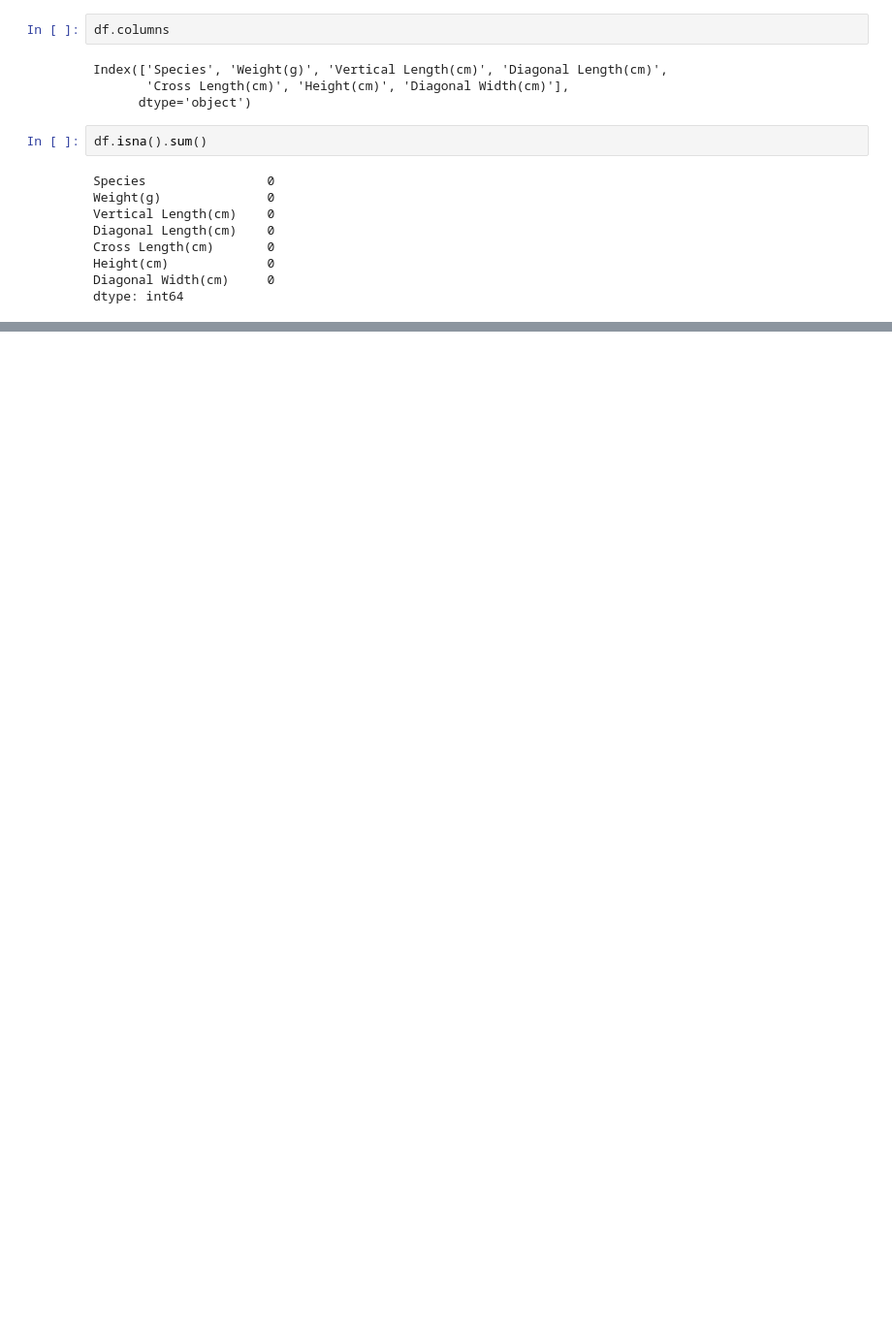
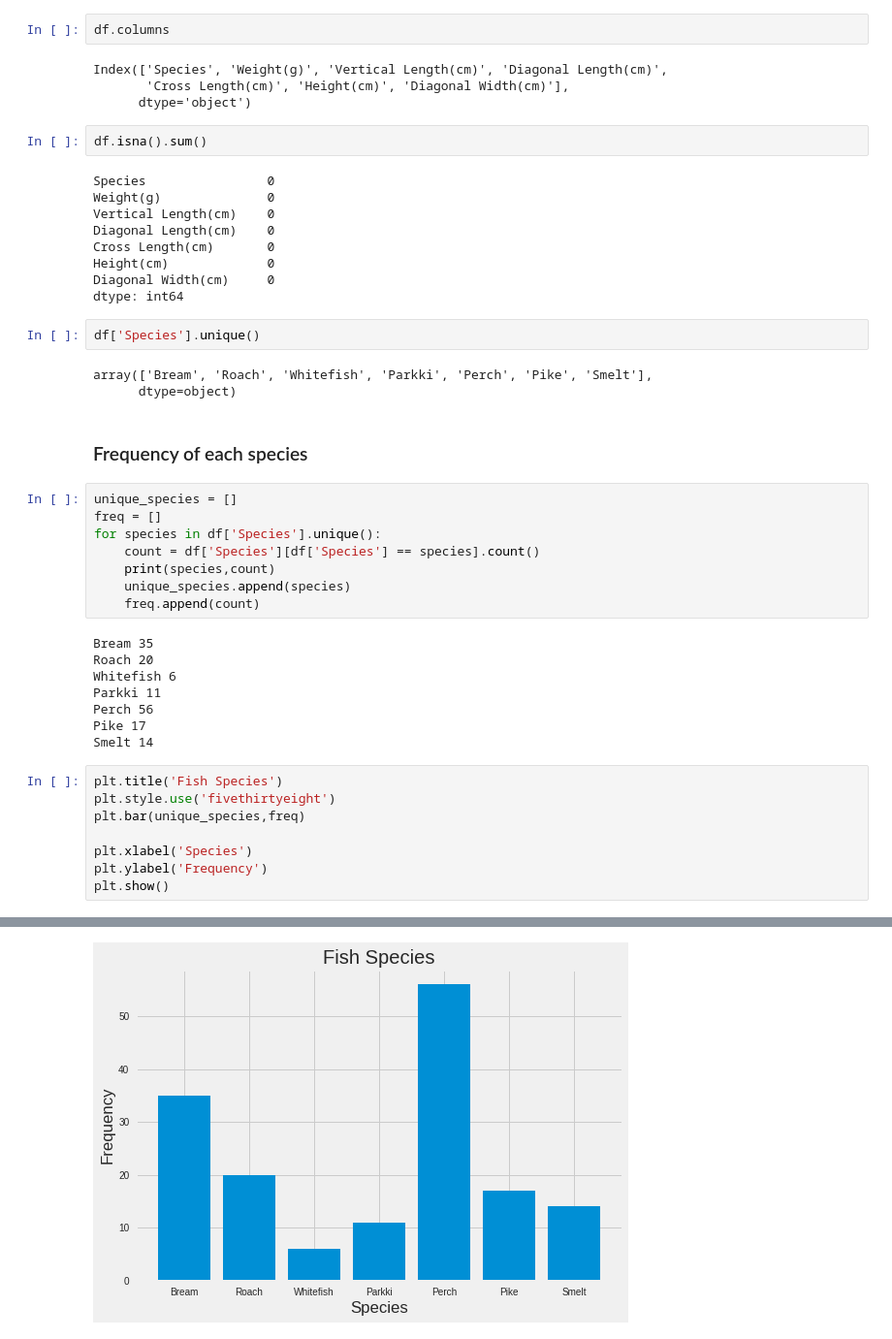
Before and after one commit to NaNdalal-dev/Fish-market, a Jupyter notebook: fish market.ipynb, the cells around one changed output, grey strips where cells are left out. Shown at 97% size. Drawn from its saved outputs; the diff is of its cells as text; blank space fills up the shorter version.

```diff
--- a/fish market.ipynb
+++ b/fish market.ipynb
@@ -21,3 +21,35 @@ Cross Length(cm)       0
 Height(cm)             0
 Diagonal Width(cm)     0
 dtype: int64
+# %%
+df['Species'].unique()
+# %% [output]
+array(['Bream', 'Roach', 'Whitefish', 'Parkki', 'Perch', 'Pike', 'Smelt'],
+      dtype=object)
+# %% [markdown]
+### Frequency of each species
+# %%
+unique_species = []
+freq = []
+for species in df['Species'].unique():
+    count = df['Species'][df['Species'] == species].count()
+    print(species,count)
+    unique_species.append(species)
+    freq.append(count)
+# %% [output]
+Bream 35
+Roach 20
+Whitefish 6
+Parkki 11
+Perch 56
+Pike 17
+Smelt 14
+# %%
+plt.title('Fish Species')
+plt.style.use('fivethirtyeight')
+plt.bar(unique_species,freq)
+
+plt.xlabel('Species')
+plt.ylabel('Frequency')
+plt.show()
+# %% [output]
@@ -23,0 +62 @@ dtype: int64
+[figure, added]
```
Also changed, not shown: parts of 10 cells of this notebook.
